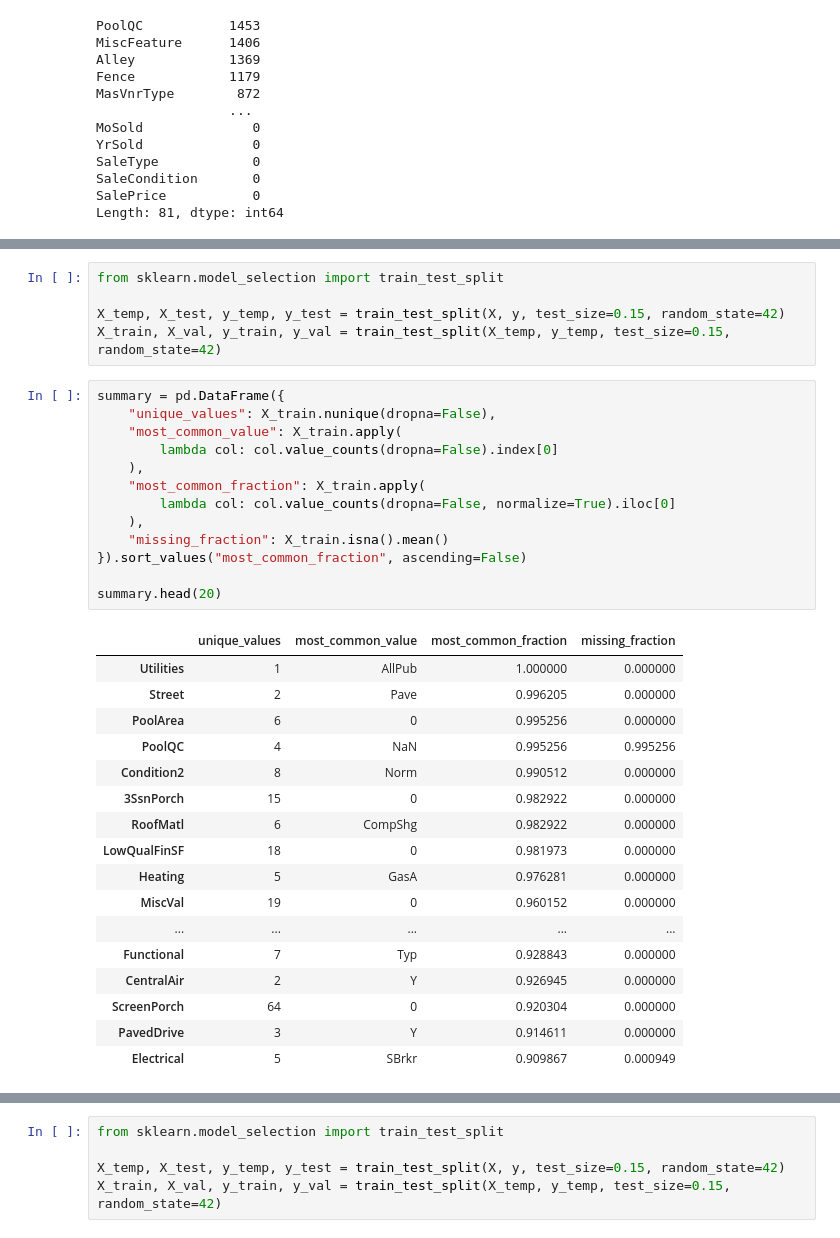
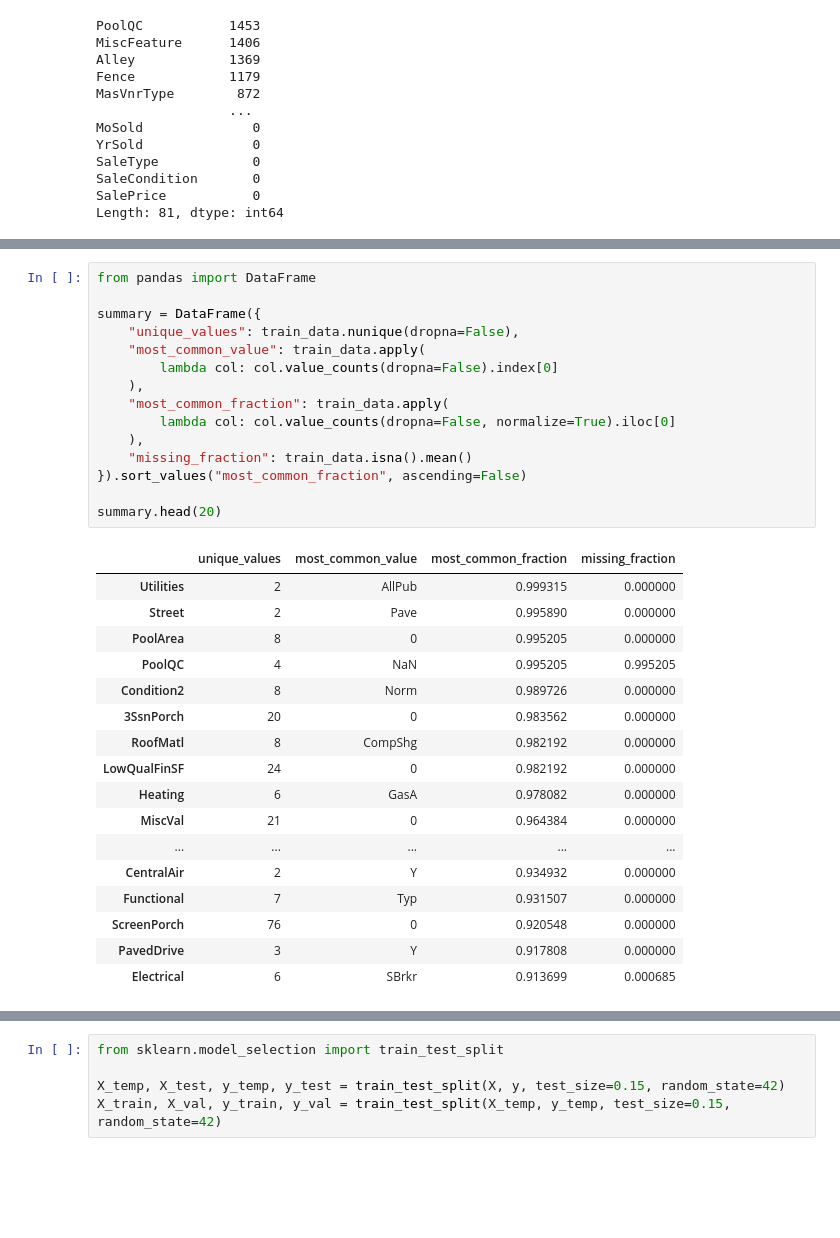
Before and after one commit to 03axdov/Kaggle-Competitions, a Jupyter notebook: Housing/main.ipynb, the cells around one changed output, grey strips where cells are left out. Saved outputs shown, nothing was run; the diff lists cells and outputs as text; blank space fills up the shorter version.

```diff
--- a/Housing/main.ipynb
+++ b/Housing/main.ipynb
@@ -109,39 +88,36 @@ y = get_y(train_data)
-# %%
-from sklearn.model_selection import train_test_split
-
-X_temp, X_test, y_temp, y_test = train_test_split(X, y, test_size=0.15, random_state=42)
-X_train, X_val, y_train, y_val = train_test_split(X_temp, y_temp, test_size=0.15, random_state=42)
 # %%
-summary = pd.DataFrame({
-    "unique_values": X_train.nunique(dropna=False),
-    "most_common_value": X_train.apply(
+from pandas import DataFrame
+
+summary = DataFrame({
+    "unique_values": train_data.nunique(dropna=False),
+    "most_common_value": train_data.apply(
         lambda col: col.value_counts(dropna=False).index[0]
     ),
-    "most_common_fraction": X_train.apply(
+    "most_common_fraction": train_data.apply(
         lambda col: col.value_counts(dropna=False, normalize=True).iloc[0]
     ),
-    "missing_fraction": X_train.isna().mean()
+    "missing_fraction": train_data.isna().mean()
 }).sort_values("most_common_fraction", ascending=False)
 
 summary.head(20)
 # %% [output]
 |  | unique_values | most_common_value | most_common_fraction | missing_fraction |
-| Utilities | 1 | AllPub | 1.000000 | 0.000000 |
-| Street | 2 | Pave | 0.996205 | 0.000000 |
-| PoolArea | 6 | 0 | 0.995256 | 0.000000 |
-| PoolQC | 4 | NaN | 0.995256 | 0.995256 |
-| Condition2 | 8 | Norm | 0.990512 | 0.000000 |
-| 3SsnPorch | 15 | 0 | 0.982922 | 0.000000 |
-| RoofMatl | 6 | CompShg | 0.982922 | 0.000000 |
-| LowQualFinSF | 18 | 0 | 0.981973 | 0.000000 |
-| Heating | 5 | GasA | 0.976281 | 0.000000 |
-| MiscVal | 19 | 0 | 0.960152 | 0.000000 |
+| Utilities | 2 | AllPub | 0.999315 | 0.000000 |
+| Street | 2 | Pave | 0.995890 | 0.000000 |
+| PoolArea | 8 | 0 | 0.995205 | 0.000000 |
+| PoolQC | 4 | NaN | 0.995205 | 0.995205 |
+| Condition2 | 8 | Norm | 0.989726 | 0.000000 |
+| 3SsnPorch | 20 | 0 | 0.983562 | 0.000000 |
+| RoofMatl | 8 | CompShg | 0.982192 | 0.000000 |
+| LowQualFinSF | 24 | 0 | 0.982192 | 0.000000 |
+| Heating | 6 | GasA | 0.978082 | 0.000000 |
+| MiscVal | 21 | 0 | 0.964384 | 0.000000 |
 | ... | ... | ... | ... | ... |
-| Functional | 7 | Typ | 0.928843 | 0.000000 |
-| CentralAir | 2 | Y | 0.926945 | 0.000000 |
-| ScreenPorch | 64 | 0 | 0.920304 | 0.000000 |
-| PavedDrive | 3 | Y | 0.914611 | 0.000000 |
-| Electrical | 5 | SBrkr | 0.909867 | 0.000949 |
+| CentralAir | 2 | Y | 0.934932 | 0.000000 |
+| Functional | 7 | Typ | 0.931507 | 0.000000 |
+| ScreenPorch | 76 | 0 | 0.920548 | 0.000000 |
+| PavedDrive | 3 | Y | 0.917808 | 0.000000 |
+| Electrical | 6 | SBrkr | 0.913699 | 0.000685 |
 # %%
 label_col = "SalePrice"
 nn_drop = [label_col, "Id", "Fence"]
```
Also changed, not shown: parts of 6 cells of this notebook.
